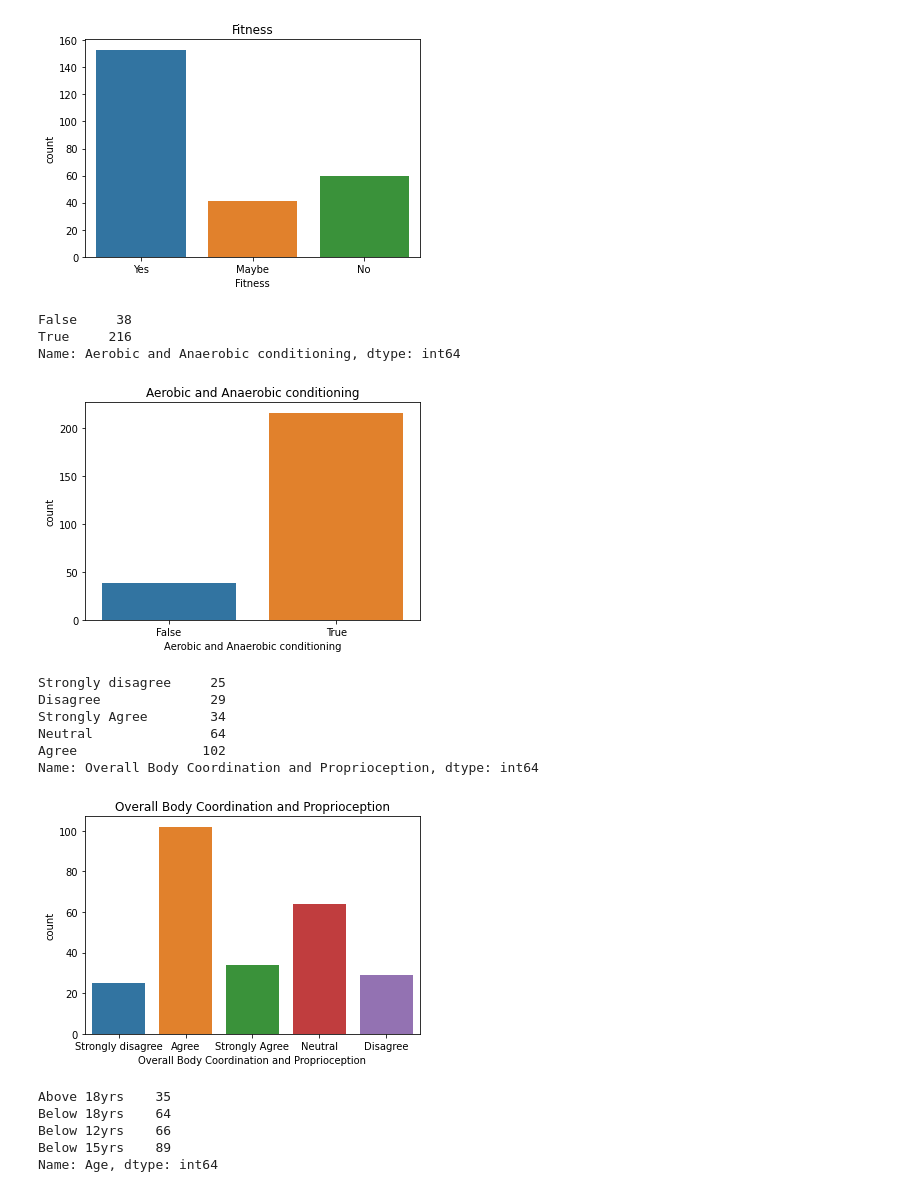
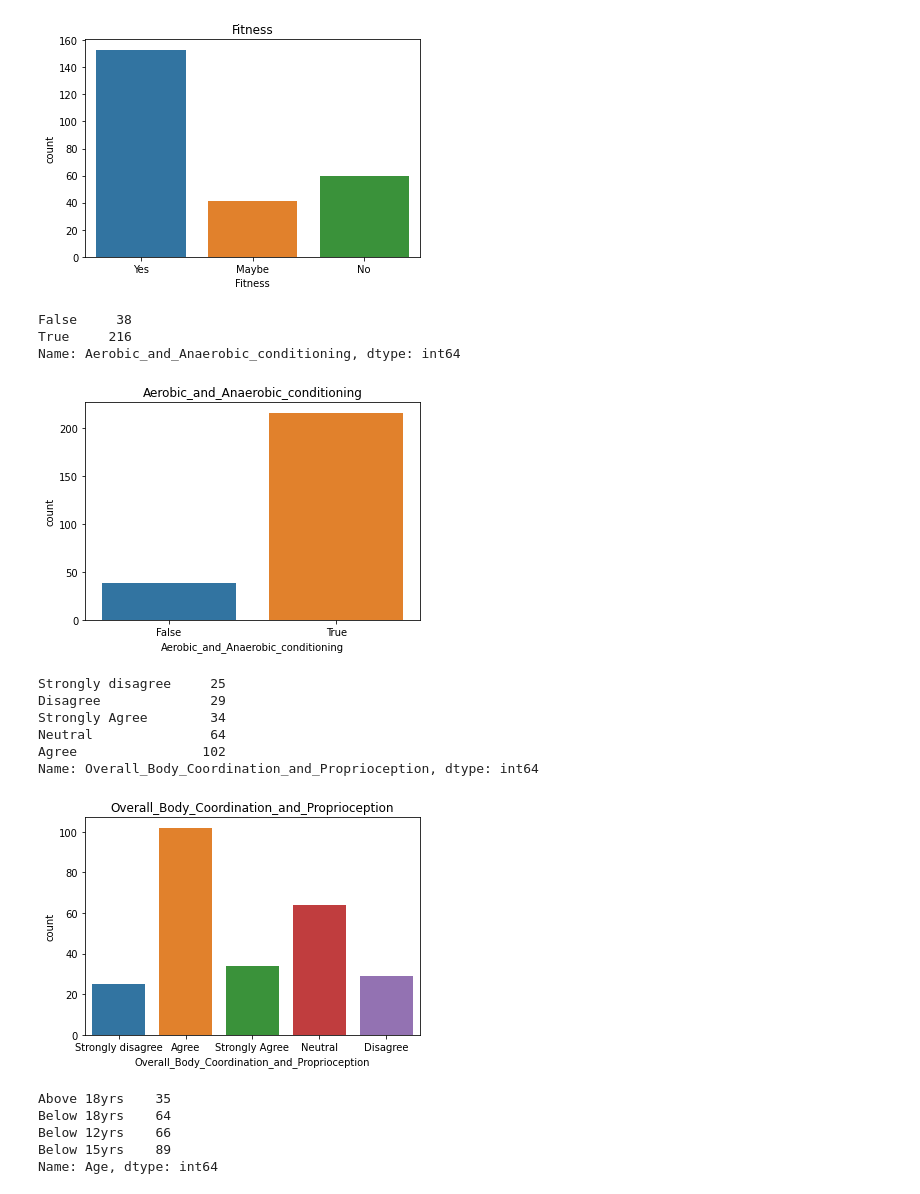
Before and after one commit to Girish-30/BI_project, a Jupyter notebook: Pyth_Project.ipynb, the cells around one changed output. Cells and saved outputs as stored; diff of their text form; code cells hidden in the pictures.

```diff
--- a/Pyth_Project.ipynb
+++ b/Pyth_Project.ipynb
@@ -244,32 +250,32 @@ plt.show()
 # %% [output]
 [figure]
 # %%
-gb1['Aerobic and Anaerobic conditioning'].value_counts(ascending=True)
+gb1['Aerobic_and_Anaerobic_conditioning'].value_counts(ascending=True)
 # %% [output]
 False     38
 True     216
-Name: Aerobic and Anaerobic conditioning, dtype: int64
+Name: Aerobic_and_Anaerobic_conditioning, dtype: int64
 # %%
-sns.countplot(x='Aerobic and Anaerobic conditioning',data=gb1)
-plt.title("Aerobic and Anaerobic conditioning")
+sns.countplot(x='Aerobic_and_Anaerobic_conditioning',data=gb1)
+plt.title("Aerobic_and_Anaerobic_conditioning")
 plt.show()
 # %% [output]
-[figure, old version]
+[figure, new version]
 # %%
-gb1['Overall Body Coordination and Proprioception'].value_counts(ascending=True)
+gb1['Overall_Body_Coordination_and_Proprioception'].value_counts(ascending=True)
 # %% [output]
 Strongly disagree     25
 Disagree              29
 Strongly Agree        34
 Neutral               64
 Agree                102
-Name: Overall Body Coordination and Proprioception, dtype: int64
+Name: Overall_Body_Coordination_and_Proprioception, dtype: int64
 # %%
-sns.countplot(x='Overall Body Coordination and Proprioception',data=gb1)
-plt.title("Overall Body Coordination and Proprioception")
+sns.countplot(x='Overall_Body_Coordination_and_Proprioception',data=gb1)
+plt.title("Overall_Body_Coordination_and_Proprioception")
 plt.show()
 # %% [output]
-[figure, old version]
+[figure, new version]
 # %%
 gb1['Age'].value_counts(ascending=True)
 # %% [output]
```
Also changed, not shown: parts of 65 cells of this notebook.
